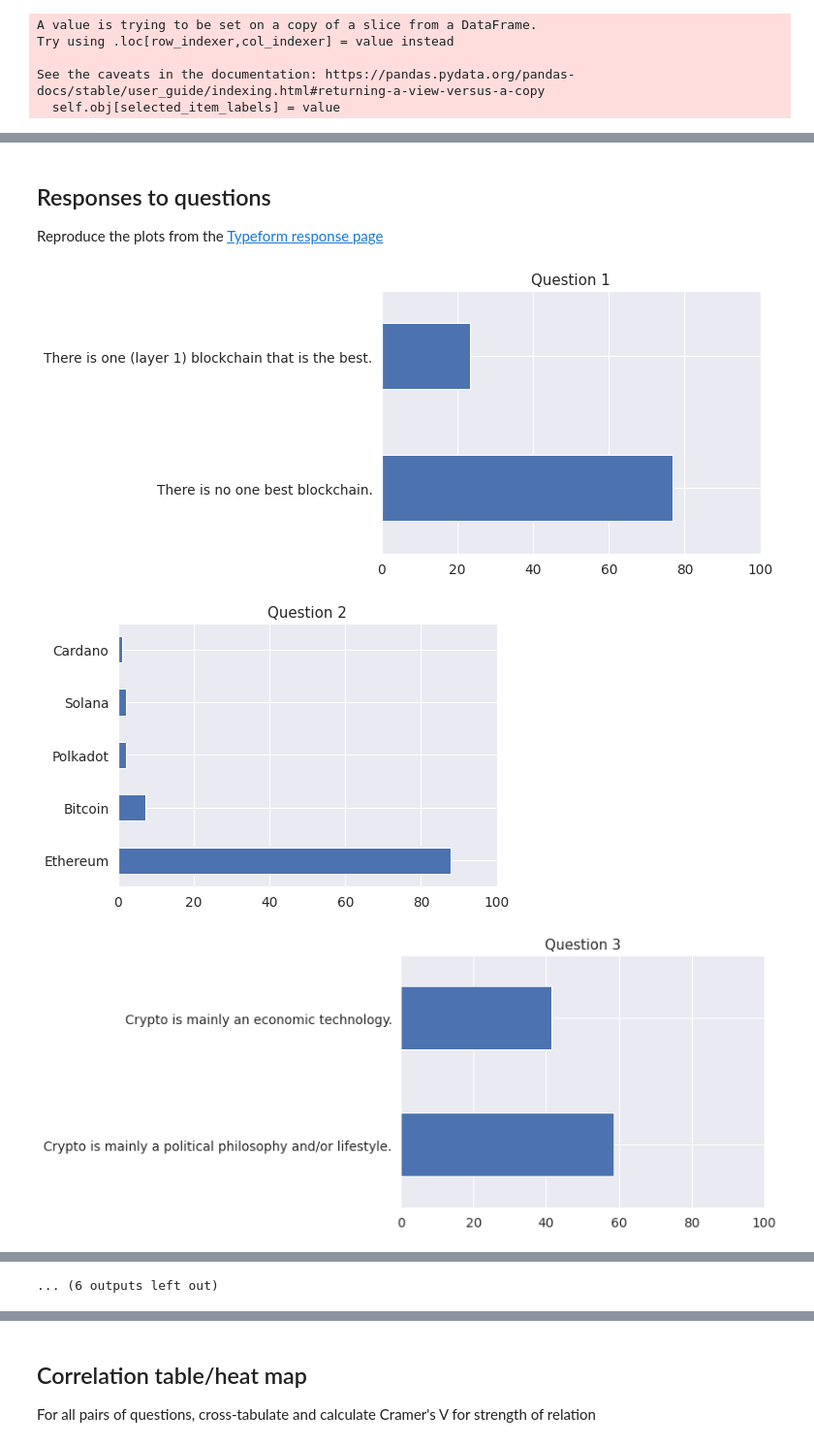
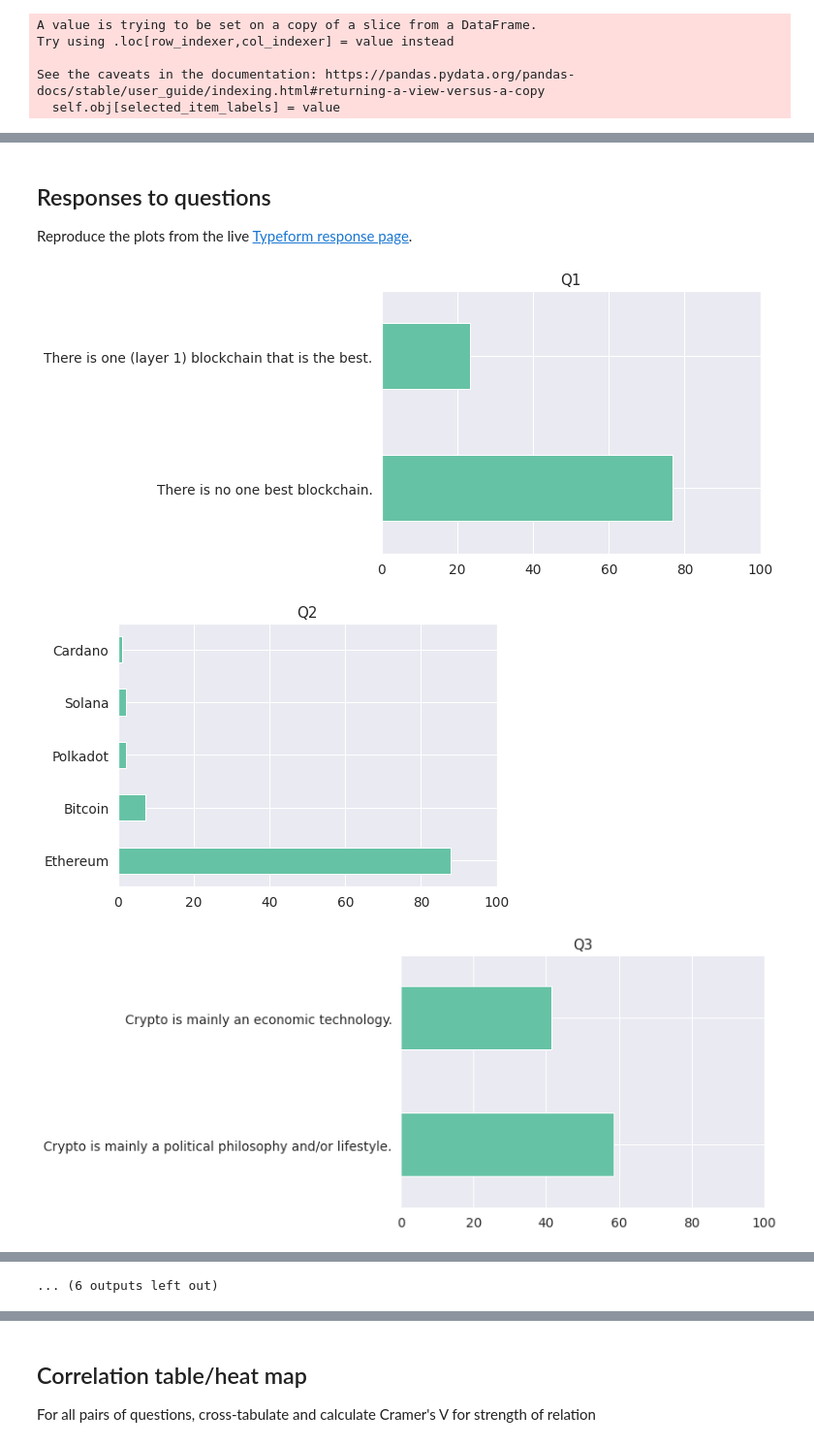
Before and after one commit to notchia/metagov, a Jupyter notebook: cryptopolitics_survey_analysis.ipynb, the cells around one changed output, grey strips where cells are left out. Shown at 97% size. Cells and saved outputs as stored; diff of their text form; code cells hidden in the pictures.

Commit message:
formatting/documentation

```diff
--- a/cryptopolitics_survey_analysis.ipynb
+++ b/cryptopolitics_survey_analysis.ipynb
@@ -19,5 +18,6 @@ import at2df
 # %%
-pd.options.display.float_format = '{:.2f}'.format # This doesn't seem to do anything though...
+# Plot formatting
+DEFAULT_COLOR = '#66C2A5'
 sns.set(rc={"figure.figsize":(7, 5)})
 sns.set(font_scale=1.25)
 # %%
@@ -88,8 +144,8 @@ for key, value in toReplace.items():
 # %%
-# For reference, list all answers observed for each question
-if VERBOSE:
-    for col in cols_questions[:-1]:
-        print(col)
-        for answer in df_questions[col].unique():
-            print("\t", answer)
+# This helps check that the data cleaning worked, and is useful for reference
+print("Unique answers observed for each question:")
+for col in cols_questions[:-1]:
+    print(col)
+    for answer in df_questions[col].unique():
+        print("\t", answer)
 # %% [output]
@@ -131,16 +174,16 @@ def plot_pie_faction(col, df, colors=sns.color_palette("Set2")):
     """Plot pie chart for overall faction"""
 
     vals = df_results[col].value_counts()
+    n = vals.sum()
+    labels = [f"{k} ({100*v/n:.0f}%)" for k, v in vals.items()]
 
     plt.figure()
-    labels = [f"{k} ({v})" for k, v in vals.items()]
     fig = plt.pie(vals, labels=labels, colors=colors, wedgeprops=dict(width=0.5))
-    #plt.legend(bbox_to_anchor=(1.4, 1, 1, -0.1), loc='upper left')
 
-    # Save
-    fname = f'{savedir}/cryptopolitics_faction_{col}'
-    plt.savefig(f'{fname}.svg', **kwargs_svg)
-    plt.savefig(f'{fname}.png', **kwargs_png)
+    if SAVE:
+        fname = f'{SAVEDIR}/cryptopolitics_faction_{col}'
+        plt.savefig(f'{fname}.svg', **kwargs_svg)
+        plt.savefig(f'{fname}.png', **kwargs_png)
 # %%
 # Pie chart for overall faction
 plot_pie_faction('classification', df_results, colors=sns.color_palette("Paired"))
@@ -157,22 +200,20 @@ for col in cols_results[1:]:
 [figure]
 # %% [markdown]
 ## Responses to questions
-Reproduce the plots from the [Typeform response page](https://metagov.typeform.com/report/bz9SbjUU/ZY07qRfTs68oypzt)
+Reproduce the plots from the live [Typeform response page](https://metagov.typeform.com/report/bz9SbjUU/ZY07qRfTs68oypzt).
 # %%
-# Plot these differences in responses
 for col in cols_questions[:-1]:
     df_tmp = df_questions[col].value_counts(normalize=True)*100
+    qnum = q2nDict[col]
 
-    # Plot
     plt.figure()
-    qnum = q2nDict[col]
-    ax = df_tmp.plot.barh(title=f"Question {qnum}", xlim=(0,100))
+    ax = df_tmp.plot.barh(title=f"Q{qnum}", xlim=(0,100), color=DEFAULT_COLOR)
 
-    # Save
-    fname = f'{savedir}/cryptopolitics_Q{qnum}'
-    plt.savefig(f'{fname}.svg', **kwargs_svg)
-    plt.savefig(f'{fname}.png', **kwargs_png)
+    if SAVE:
+        fname = f'{SAVEDIR}/cryptopolitics_Q{qnum}'
+        plt.savefig(f'{fname}.svg', **kwargs_svg)
+        plt.savefig(f'{fname}.png', **kwargs_png)
 # %% [output]
-[figure, old version]
+[figure, new version]
-[figure, old version]
+[figure, new version]
-[figure, old version]
+[figure, new version]
```
Also changed, not shown: parts of 48 cells of this notebook.
